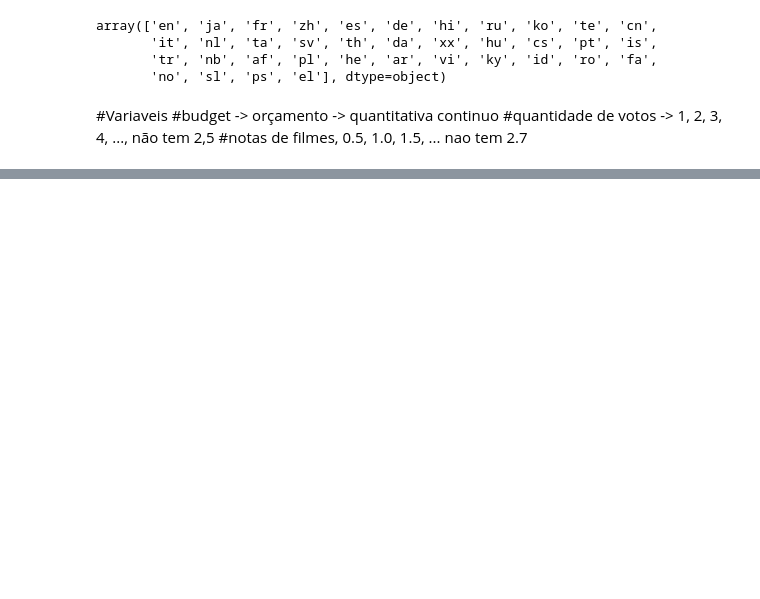
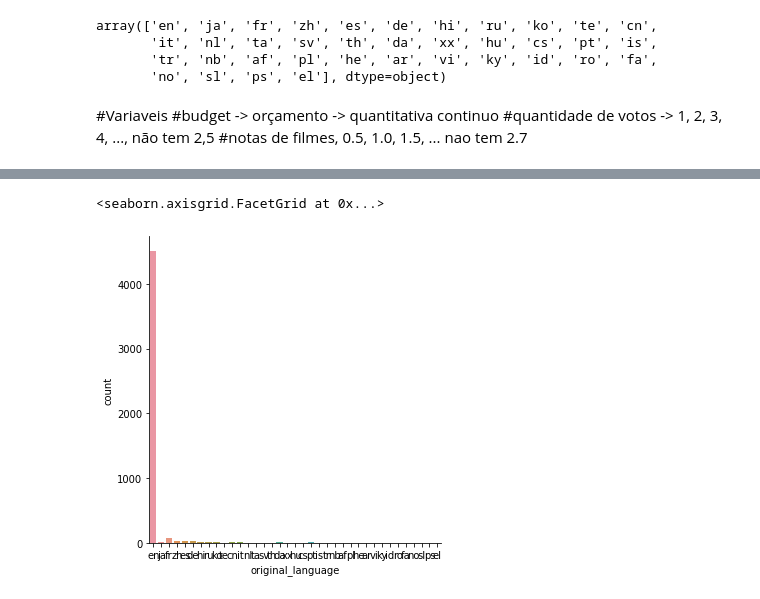
Before and after one commit to GabrielGarcoaRodrigues/Data-Science, a Jupyter notebook: Introdução_a_Data_Science.ipynb, the cells around one changed output, grey strips where cells are left out. Drawn from its saved outputs; the diff is of its cells as text; code cells hidden in the pictures; blank space fills up the shorter version.

```diff
--- a/Introdução_a_Data_Science.ipynb
+++ b/Introdução_a_Data_Science.ipynb
@@ -169,0 +201,5 @@ array(['en', 'ja', 'fr', 'zh', 'es', 'de', 'hi', 'ru', 'ko', 'te', 'cn',
+# %%
+sns.catplot(x = "original_language", kind="count", data = tmdb) #Maneira de plotar, alto nível, mais direta
+# %% [output]
+<seaborn.axisgrid.FacetGrid at 0x...>
+[figure, added]
```
Also changed, not shown: parts of 20 cells of this notebook.
